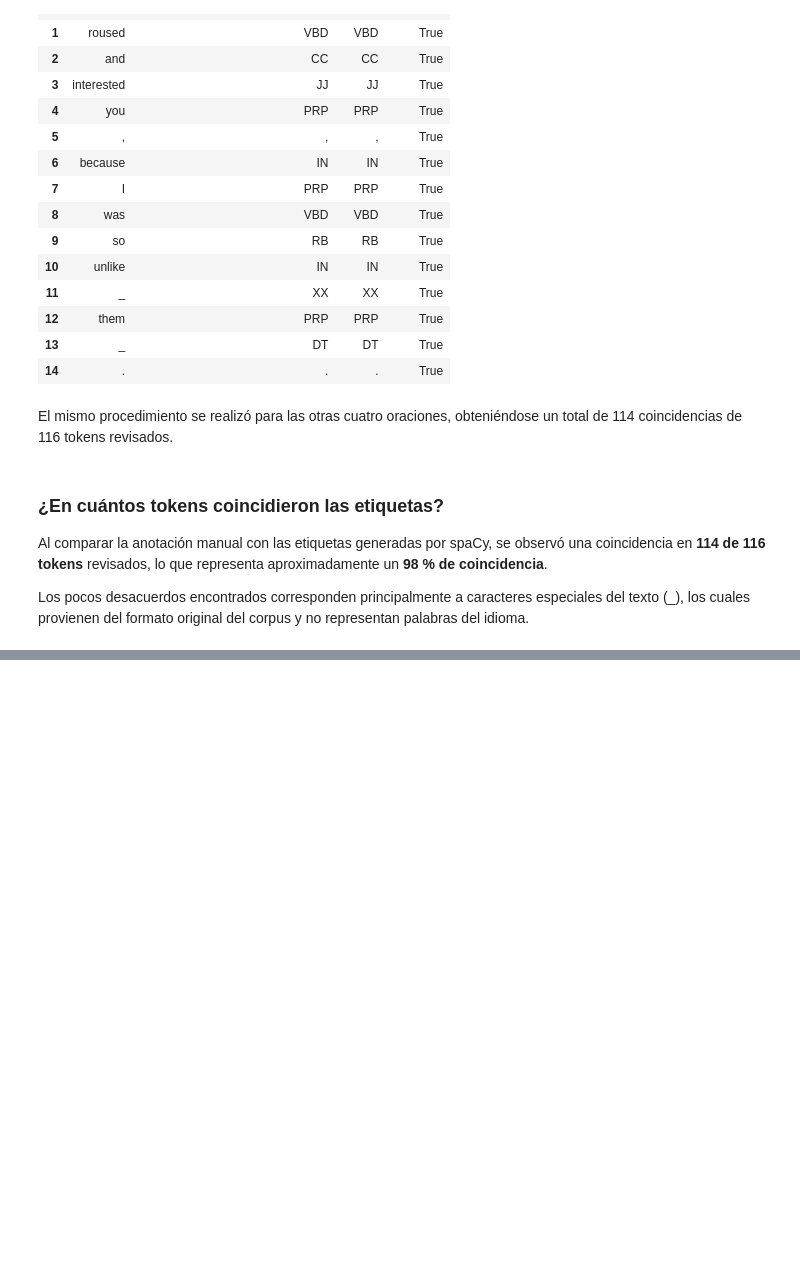
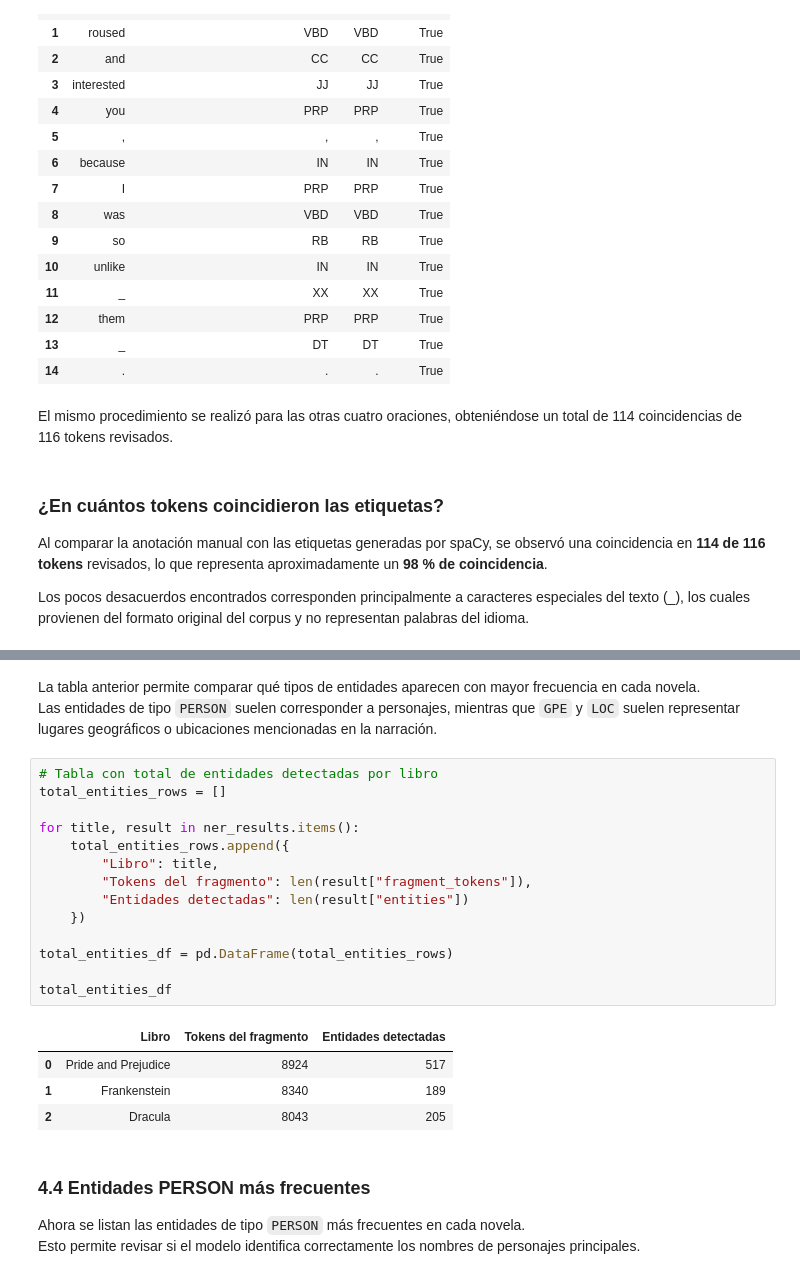
Before and after one commit to Cynthiss/NLP, a Jupyter notebook: Lab_6/Lab_6.ipynb, the cells around one changed output, grey strips where cells are left out. Saved outputs shown, nothing was run; the diff lists cells and outputs as text; blank space fills up the shorter version.

```diff
--- a/Lab_6/Lab_6.ipynb
+++ b/Lab_6/Lab_6.ipynb
@@ -533,0 +629,27 @@ Los pocos desacuerdos encontrados corresponden principalmente a caracteres espec
+# %% [markdown]
+La tabla anterior permite comparar qué tipos de entidades aparecen con mayor frecuencia en cada novela.
+Las entidades de tipo `PERSON` suelen corresponder a personajes, mientras que `GPE` y `LOC` suelen representar lugares geográficos o ubicaciones mencionadas en la narración.
+# %%
+# Tabla con total de entidades detectadas por libro
+total_entities_rows = []
+
+for title, result in ner_results.items():
+    total_entities_rows.append({
+        "Libro": title,
+        "Tokens del fragmento": len(result["fragment_tokens"]),
+        "Entidades detectadas": len(result["entities"])
+    })
+
+total_entities_df = pd.DataFrame(total_entities_rows)
+
+total_entities_df
+# %% [output]
+|  | Libro | Tokens del fragmento | Entidades detectadas |
+| 0 | Pride and Prejudice | 8924 | 517 |
+| 1 | Frankenstein | 8340 | 189 |
+| 2 | Dracula | 8043 | 205 |
+# %% [markdown]
+### 4.4 Entidades PERSON más frecuentes
+
+Ahora se listan las entidades de tipo `PERSON` más frecuentes en cada novela.
+Esto permite revisar si el modelo identifica correctamente los nombres de personajes principales.
```
Also changed, not shown: parts of 11 cells of this notebook.
